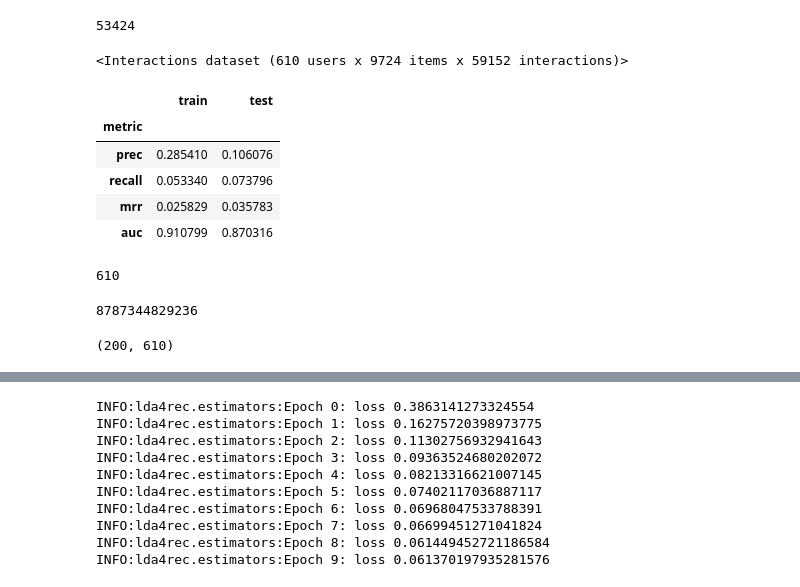
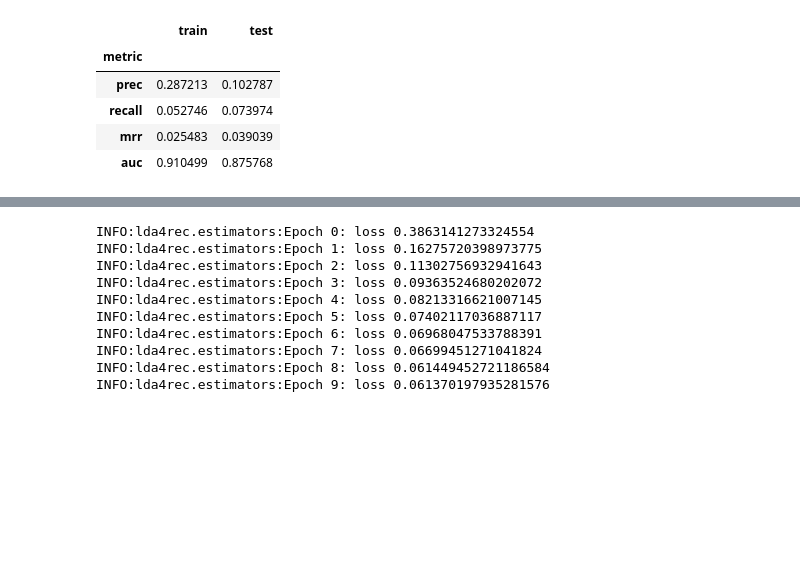
Before and after one commit to FlorianWilhelm/lda4rec, a Jupyter notebook: notebooks/01-experimenting.ipynb, the cells around one changed output, grey strips where cells are left out. Saved outputs shown, nothing was run; the diff lists cells and outputs as text; code cells hidden in the pictures; blank space fills up the shorter version.

```diff
--- a/notebooks/01-experimenting.ipynb
+++ b/notebooks/01-experimenting.ipynb
@@ -58,4 +69,4 @@ def ic_str(obj):
 ic.configureOutput(argToStringFunction=ic_str)
 # %%
 loader = DataLoader()
-ml100k = loader.load_movielens("10m")
+data = loader.load_movielens("100k")
@@ -99,9 +73,3 @@ str(ml100k)
-# %%
-len(np.unique(ml100k.user_ids))
-# %% [output]
-53424
 # %%
 max_interactions = 200
-ml100k.max_interactions(max_interactions)
+data.max_user_interactions_(max_interactions)
-# %% [output]
-<Interactions dataset (610 users x 9724 items x 59152 interactions)>
@@ -111,12 +76,15 @@ ml100k_train, ml100k_test = random_train_test_split(ml100k)
+# %%
+data.implicit_(0.)
+train, test = random_train_test_split(data)
 # %%
 pop_est = PopEst()
-pop_est.fit(ml100k_train)
+pop_est.fit(train)
 # %%
-summary(pop_est, train=ml100k_train, test=ml100k_test)
+summary(pop_est, train=train, test=test)
 # %% [output]
 |  | train | test |
 | metric |  |  |
-| prec | 0.285410 | 0.106076 |
-| recall | 0.053340 | 0.073796 |
-| mrr | 0.025829 | 0.035783 |
-| auc | 0.910799 | 0.870316 |
+| prec | 0.287213 | 0.102787 |
+| recall | 0.052746 | 0.073974 |
+| mrr | 0.025483 | 0.039039 |
+| auc | 0.910499 | 0.875768 |
@@ -125,12 +90,0 @@ interactions = ml100k_train.to_ratings_per_user(max_interactions)
-# %%
-getattr(ml100k_train, "n_users")
-# %% [output]
-610
-# %%
-hash(ml100k)
-# %% [output]
-8787344829236
-# %%
-interactions.shape
-# %% [output]
-(200, 610)
```
Also changed, not shown: parts of 53 cells of this notebook, 2 other files.
